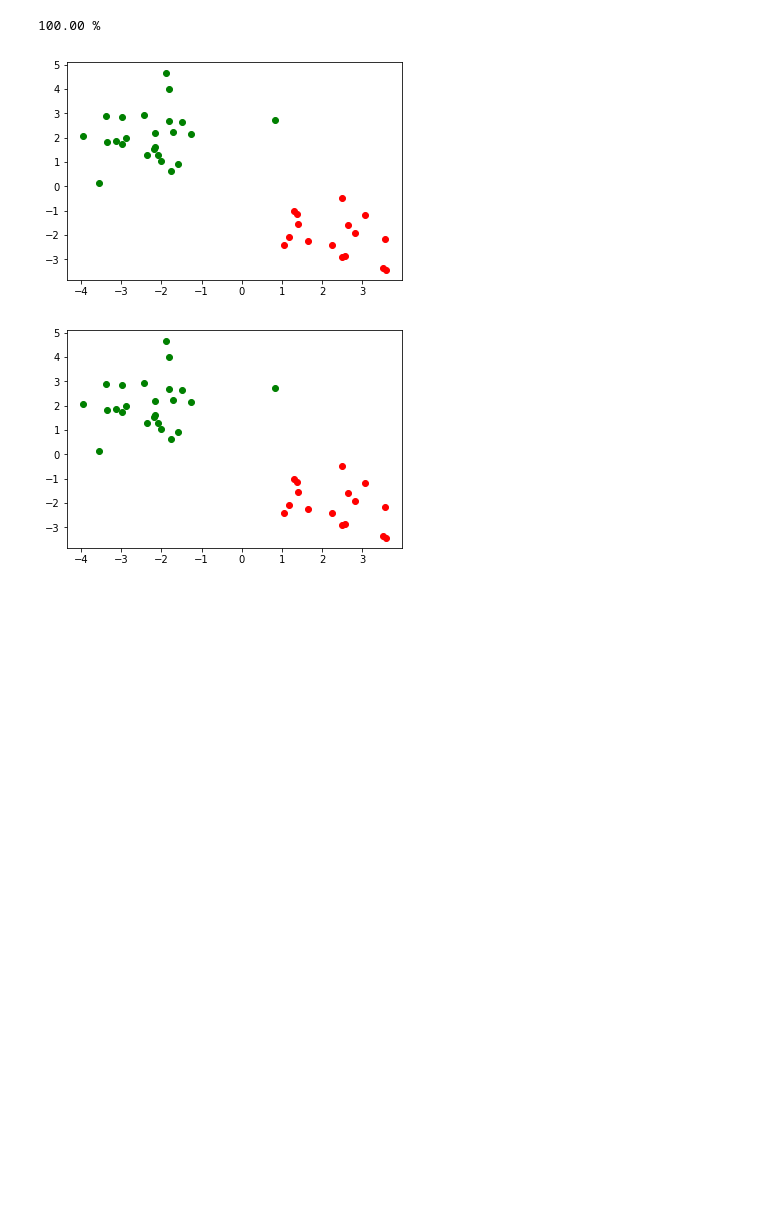
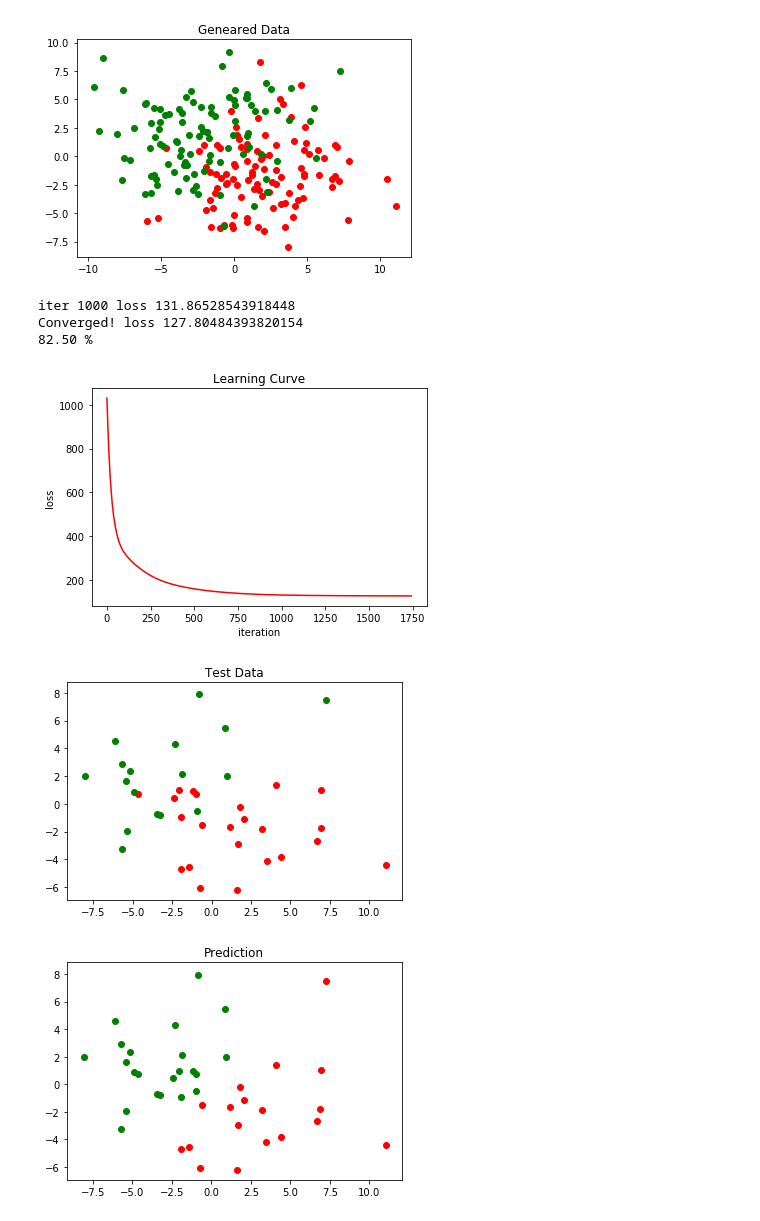
Before and after one commit to habroptilus/ml-tools, a Jupyter notebook: experiment/linear_svm_subgrad.ipynb, the cells around one changed output. Drawn from its saved outputs; the diff is of its cells as text; code cells hidden in the pictures; blank space fills up the shorter version.

```diff
--- a/experiment/linear_svm_subgrad.ipynb
+++ b/experiment/linear_svm_subgrad.ipynb
@@ -110,16 +15,44 @@ iter 100000 loss 22.689719473684583
-# %%
-acc=model.evaluate(X_test,y_test)
-print(f"{acc*100:.2f} %")
-# %% [output]
-100.00 %
-# %%
-y_test[y_test==-1]=0
-plotter.plot(X_test,y_test)
-# %% [output]
-[figure, removed]
-# %%
-pred=model.predict(X_test)
-pred[pred==-1]=0
-plotter.plot(X_test,pred)
-# %% [output]
-[figure, removed]
+# %%
+SEED=1
+learning_curve_plotter=LearningCurvePlotter()
+# %%
+# 人工データ
+
+## 生成
+expand_rate=10
+mus=np.array([[2,-2],[-2,2]])
+sigmas=np.array([expand_rate*np.eye(2),expand_rate*np.eye(2)])
+data_gen=ClusteredDataGenerator(mus,sigmas)
+X,y=data_gen.run(100)
+
+## 可視化
+
+cluster_plotter=ClusterPlotter()
+cluster_plotter.plot(X,y,"Geneared Data")
+
+## 前処理
+y[y==0]=-1
+X_train, X_test, y_train, y_test = train_test_split(X, y,test_size=0.2,random_state=SEED)
+
+## 学習
+
+model=LinearSubgradSVM(lam=1, lr=0.00001, max_iter=100000, epsilon=0.0001,seed=SEED)
+losses=model.fit(X_train,y_train)
+learning_curve_plotter.plot(losses)
+
+## 評価
+acc=model.evaluate(X_test,y_test)
+print(f"{acc*100:.2f} %")
+y_test[y_test==-1]=0
+pred=model.predict(X_test)
+pred[pred==-1]=0
+cluster_plotter.plot(X_test,y_test,title="Test Data")
+cluster_plotter.plot(X_test,pred,title="Prediction")
+# %% [output]
+[figure, added]
+iter 1000 loss 131.86528543918448
+Converged! loss 127.80484393820154
+82.50 %
+[figure, added]
+[figure, added]
+[figure, added]
```
Also changed, not shown: parts of 10 cells of this notebook, 3 other files.
